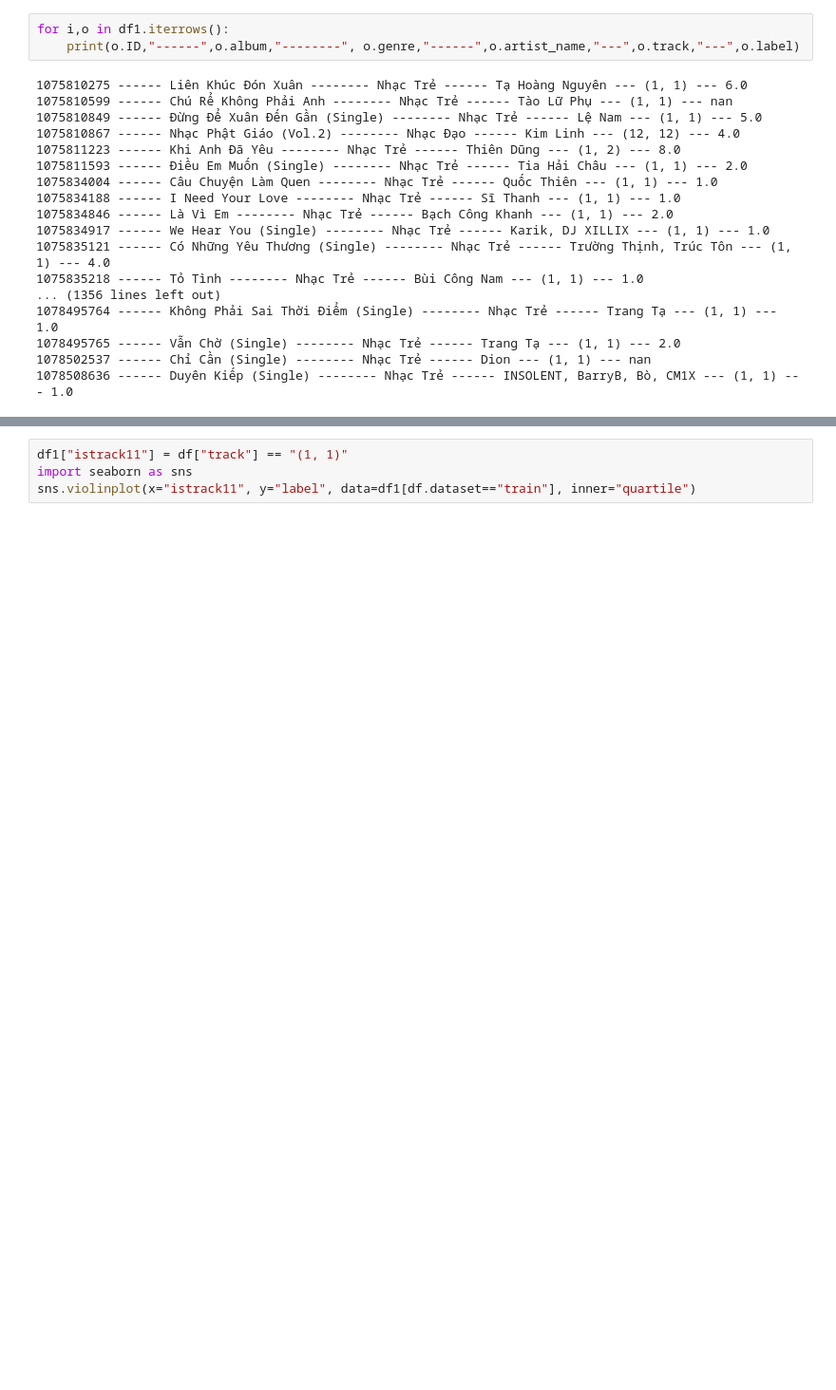
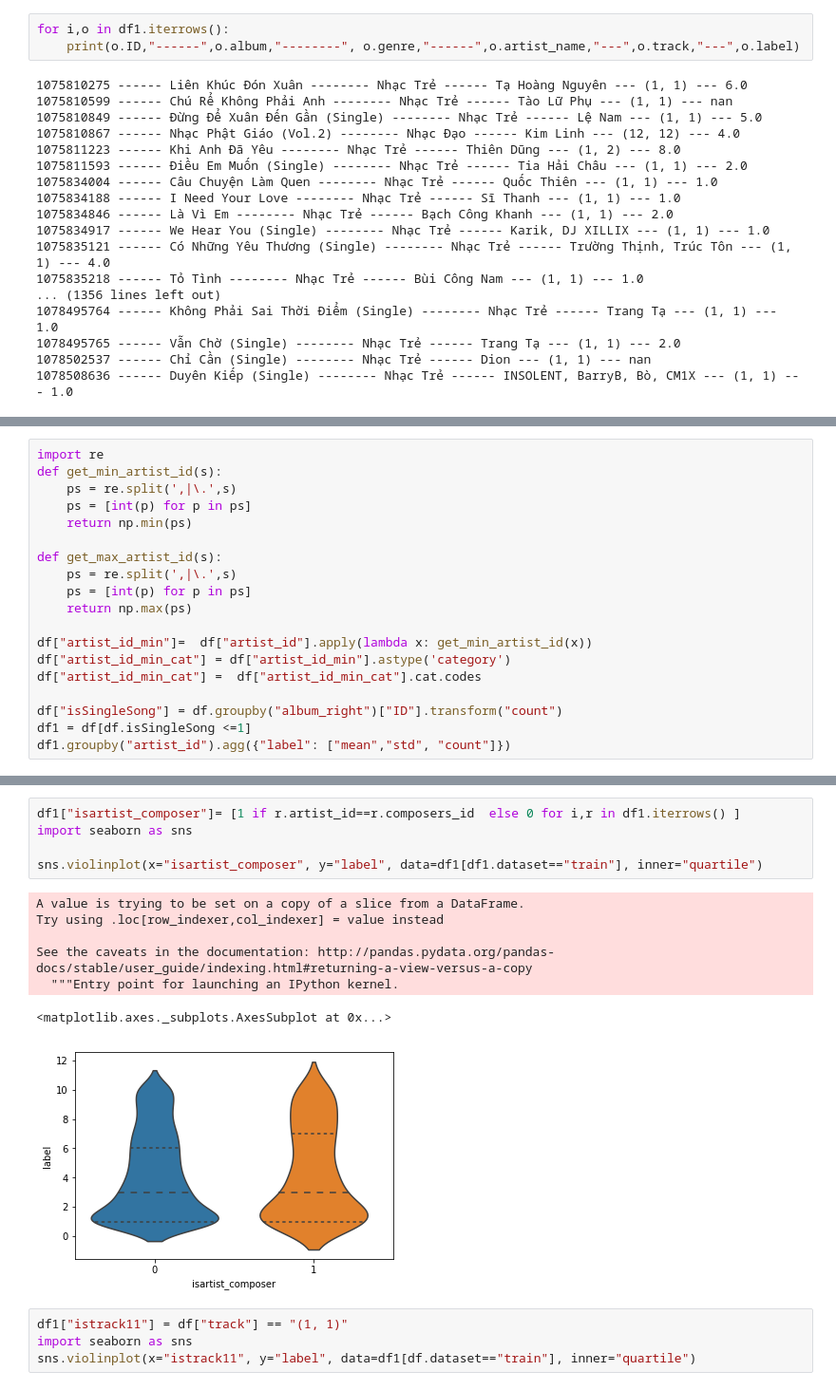
Before and after one commit to vuthede/zalo-hit-song-prediction, a Jupyter notebook: analysis/analysis3.ipynb, the cells around one changed output, grey strips where cells are left out. Shown at 95% size. Cells and saved outputs as stored; diff of their text form; blank space fills up the shorter version.

```diff
--- a/analysis/analysis3.ipynb
+++ b/analysis/analysis3.ipynb
@@ -159,0 +228,19 @@ for i,o in df1.iterrows():
+# %%
+import re
+def get_min_artist_id(s):
+    ps = re.split(',|\.',s)
+    ps = [int(p) for p in ps]
+    return np.min(ps)
+
+def get_max_artist_id(s):
+    ps = re.split(',|\.',s)
+    ps = [int(p) for p in ps]
+    return np.max(ps)
+
+df["artist_id_min"]=  df["artist_id"].apply(lambda x: get_min_artist_id(x))
+df["artist_id_min_cat"] = df["artist_id_min"].astype('category')
+df["artist_id_min_cat"] =  df["artist_id_min_cat"].cat.codes
+
+df["isSingleSong"] = df.groupby("album_right")["ID"].transform("count")
+df1 = df[df.isSingleSong <=1]
+df1.groupby("artist_id").agg({"label": ["mean","std", "count"]})
@@ -160,3 +267,16 @@ for i,o in df1.iterrows():
+# %%
+df1["isartist_composer"]= [1 if r.artist_id==r.composers_id  else 0 for i,r in df1.iterrows() ]
+import seaborn as sns
+
+sns.violinplot(x="isartist_composer", y="label", data=df1[df1.dataset=="train"], inner="quartile")
+# %% [output]
+A value is trying to be set on a copy of a slice from a DataFrame.
+Try using .loc[row_indexer,col_indexer] = value instead
+
+See the caveats in the documentation: http://pandas.pydata.org/pandas-docs/stable/user_guide/indexing.html#returning-a-view-versus-a-copy
+  """Entry point for launching an IPython kernel.
+<matplotlib.axes._subplots.AxesSubplot at 0x...>
+[figure, added]
 # %%
 df1["istrack11"] = df["track"] == "(1, 1)"
 import seaborn as sns
```
Also changed, not shown: parts of 5 cells of this notebook, 1 other file.
